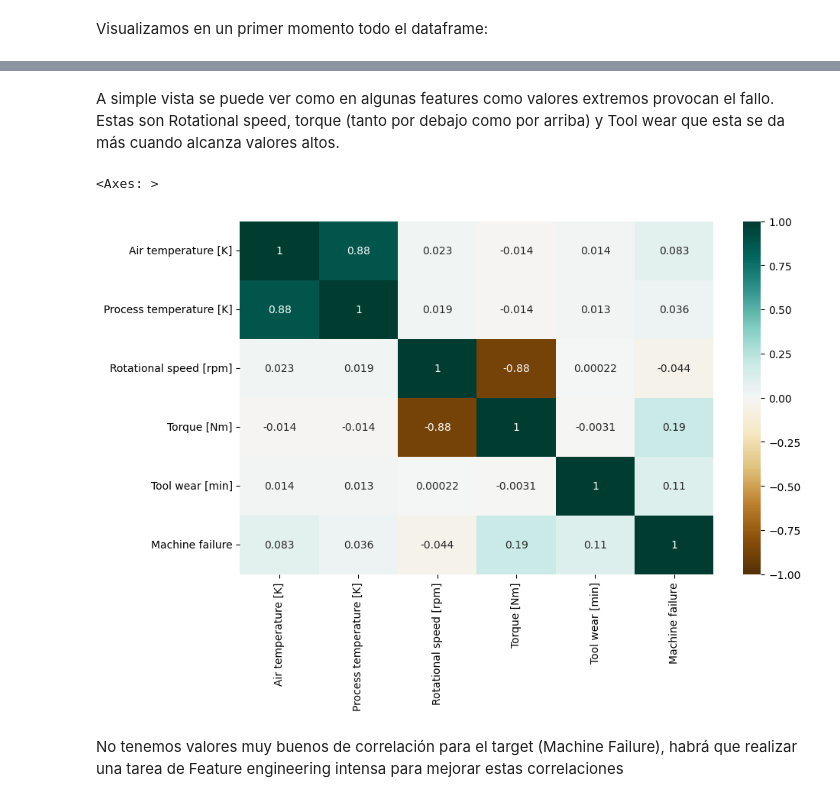
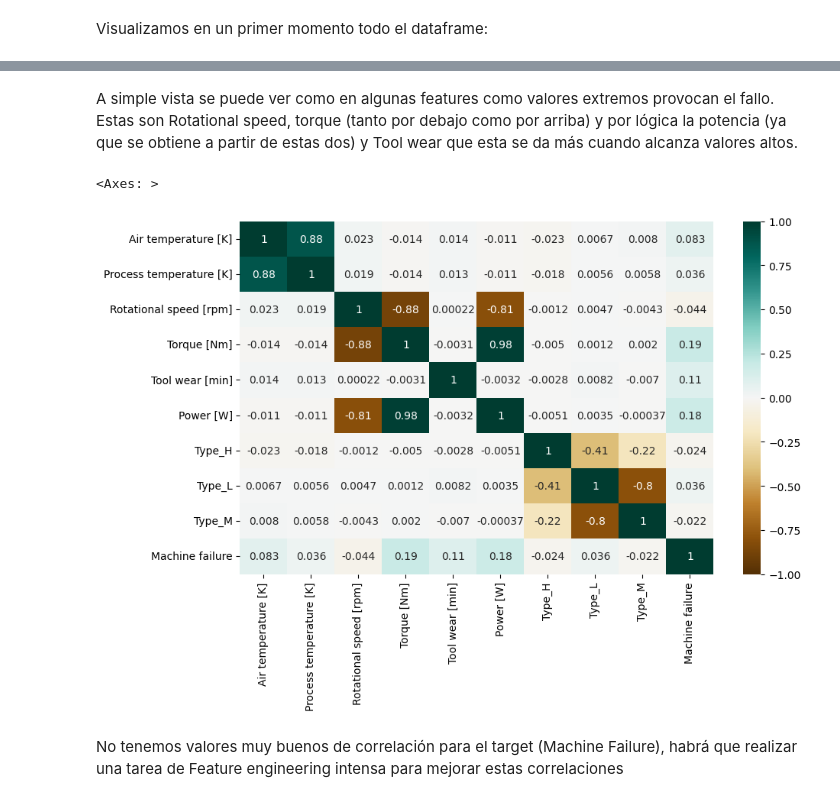
Before and after one commit to Danielgarpra/Milling_failure_prediction_ML, a Jupyter notebook: milling_projet.ipynb, the cells around one changed output, grey strips where cells are left out. Cells and saved outputs as stored; diff of their text form; code cells hidden in the pictures.

```diff
--- a/milling_projet.ipynb
+++ b/milling_projet.ipynb
@@ -178,0 +317,4 @@ Esto nos indica que posteriormente, habrá que aplicar estratificación para cre
+# %%
+#potencia_w = torque * (rpm * 2 * np.pi / 60) (para pasarlo a radianes)
+
+df['Power [W]']=df['Torque [Nm]']*(df['Rotational speed [rpm]']*(2*np.pi/60))
@@ -178,0 +323,5 @@ Esto nos indica que posteriormente, habrá que aplicar estratificación para cre
+# %%
+#Probado también con los valores medios de las durezas de cada tipo de herramienta, pero se obtuvo peores resultados:
+""" df['Type'].replace('L',600,inplace=True)
+df['Type'].replace('M',1000,inplace=True)
+df['Type'].replace('H',2000,inplace=True) """
@@ -178,0 +330,10 @@ Esto nos indica que posteriormente, habrá que aplicar estratificación para cre
+# %%
+df = pd.get_dummies(df, columns=['Type'])
+# %%
+df_aux=df[['Machine failure','TWF','HDF','PWF','OSF']]
+df=df.drop(columns=['Machine failure','TWF','HDF','PWF','OSF'])
+df['Machine failure']=df_aux['Machine failure']
+df['TWF']=df_aux['TWF']
+df['HDF']=df_aux['HDF']
+df['PWF']=df_aux['PWF']
+df['OSF']=df_aux['OSF']
@@ -197,11 +363,11 @@ sns.pairplot(df.drop(['TWF','HDF','PWF','OSF','RNF'],axis=1),hue='Machine failur
 # %% [markdown]
-A simple vista se puede ver como en algunas features como valores extremos provocan el fallo. Estas son Rotational speed, torque (tanto por debajo como por arriba) y Tool wear que esta se da más cuando alcanza valores altos.
+A simple vista se puede ver como en algunas features como valores extremos provocan el fallo. Estas son Rotational speed, torque (tanto por debajo como por arriba) y por lógica la potencia (ya que se obtiene a partir de estas dos) y Tool wear que esta se da más cuando alcanza valores altos.
 # %%
 plt.figure(figsize=(10,6))
-sns.heatmap(df.drop(['TWF','HDF','PWF','OSF','RNF'],axis=1).corr(numeric_only=True),annot=True,cmap='BrBG',vmin=-1,vmax=1)
+sns.heatmap(df.drop(['TWF','HDF','PWF','OSF'],axis=1).corr(numeric_only=True),annot=True,cmap='BrBG',vmin=-1,vmax=1)
 # %% [output]
 <Axes: >
-[figure, old version]
+[figure, new version]
 # %% [markdown]
 No tenemos valores muy buenos de correlación para el target (Machine Failure), habrá que realizar una tarea de Feature engineering intensa para mejorar estas correlaciones
 # %% [markdown]
```
Also changed, not shown: parts of 91 cells of this notebook, 2 other files.
